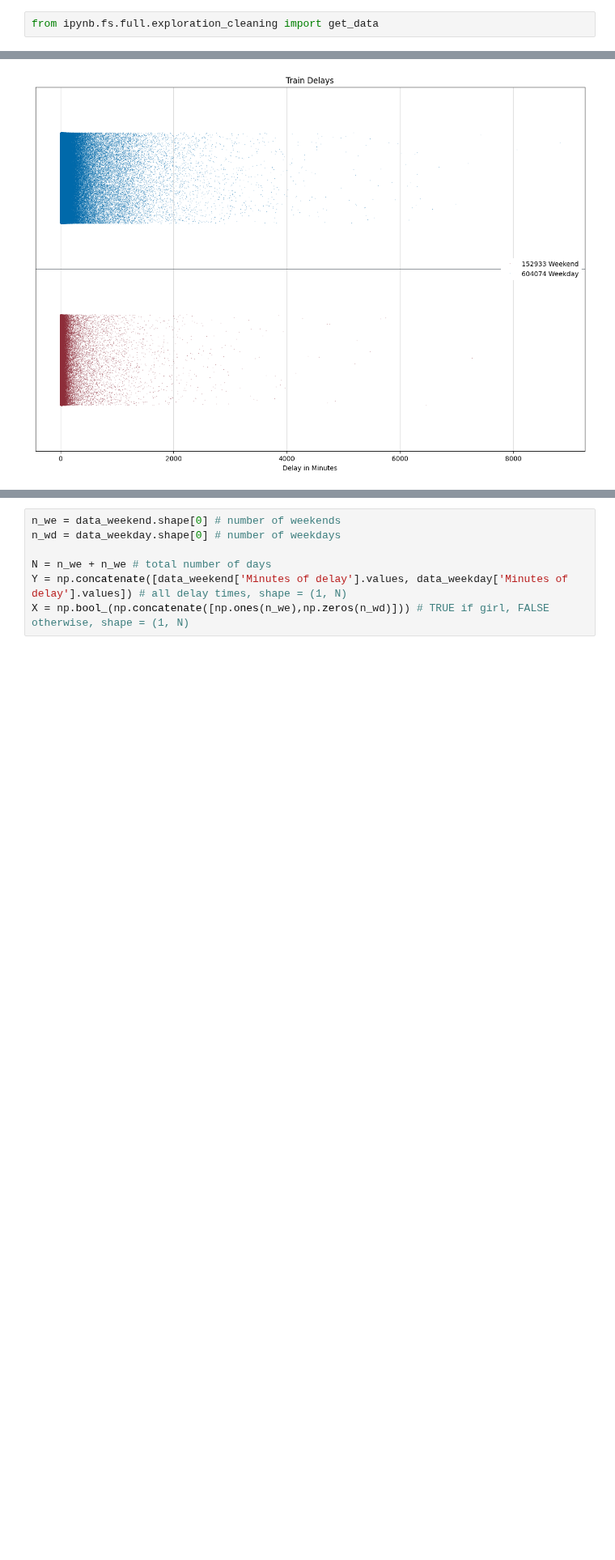
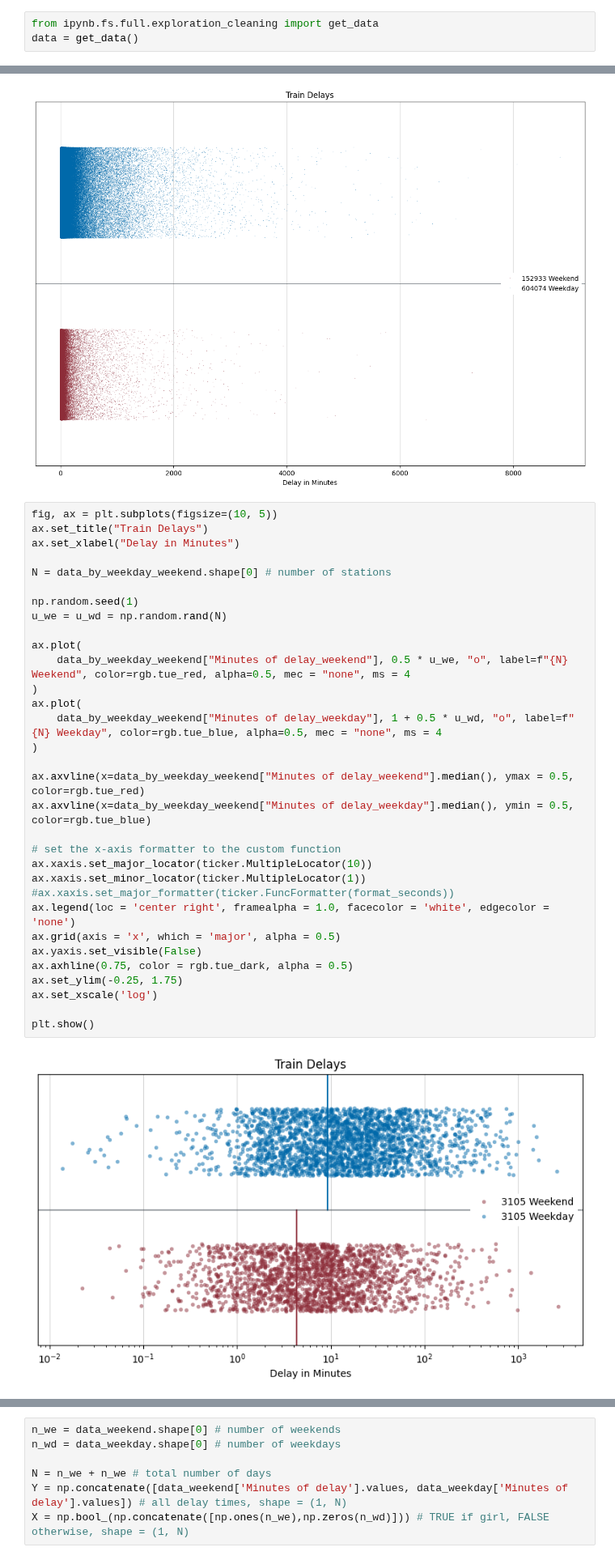
Before and after one commit to frederikpanse/db_project, a Jupyter notebook: exp/exp_FP_01_DifferenceWeekdaysWeekends.ipynb, the cells around one changed output, grey strips where cells are left out. Shown at 81% size. Cells and saved outputs as stored; diff of their text form; blank space fills up the shorter version.

Commit message:
edited weekday weekend comparison plot

```diff
--- a/exp/exp_FP_01_DifferenceWeekdaysWeekends.ipynb
+++ b/exp/exp_FP_01_DifferenceWeekdaysWeekends.ipynb
@@ -1,5 +4,6 @@
 # %%
 from ipynb.fs.full.exploration_cleaning import get_data
+data = get_data()
 # %% [markdown]
 ### Difference between weekday and weekend.
 # %%
@@ -131,3 +135,37 @@ ax.set_ylim(-0.25, 1.75)
 plt.show()
 # %% [output]
 [figure]
+# %%
+fig, ax = plt.subplots(figsize=(10, 5))
+ax.set_title("Train Delays")
+ax.set_xlabel("Delay in Minutes")
+
+N = data_by_weekday_weekend.shape[0] # number of stations
+
+np.random.seed(1)
+u_we = u_wd = np.random.rand(N)
+
+ax.plot(
+    data_by_weekday_weekend["Minutes of delay_weekend"], 0.5 * u_we, "o", label=f"{N} Weekend", color=rgb.tue_red, alpha=0.5, mec = "none", ms = 4
+)
+ax.plot(
+    data_by_weekday_weekend["Minutes of delay_weekday"], 1 + 0.5 * u_wd, "o", label=f"{N} Weekday", color=rgb.tue_blue, alpha=0.5, mec = "none", ms = 4
+)
+
+ax.axvline(x=data_by_weekday_weekend["Minutes of delay_weekend"].median(), ymax = 0.5, color=rgb.tue_red)
+ax.axvline(x=data_by_weekday_weekend["Minutes of delay_weekday"].median(), ymin = 0.5, color=rgb.tue_blue)
+
+# set the x-axis formatter to the custom function
+ax.xaxis.set_major_locator(ticker.MultipleLocator(10))
+ax.xaxis.set_minor_locator(ticker.MultipleLocator(1))
+#ax.xaxis.set_major_formatter(ticker.FuncFormatter(format_seconds))
+ax.legend(loc = 'center right', framealpha = 1.0, facecolor = 'white', edgecolor = 'none')
+ax.grid(axis = 'x', which = 'major', alpha = 0.5)
+ax.yaxis.set_visible(False)
+ax.axhline(0.75, color = rgb.tue_dark, alpha = 0.5)
+ax.set_ylim(-0.25, 1.75)
+ax.set_xscale('log')
+
+plt.show()
+# %% [output]
+[figure, added]
```
Also changed, not shown: parts of 2 cells of this notebook.
